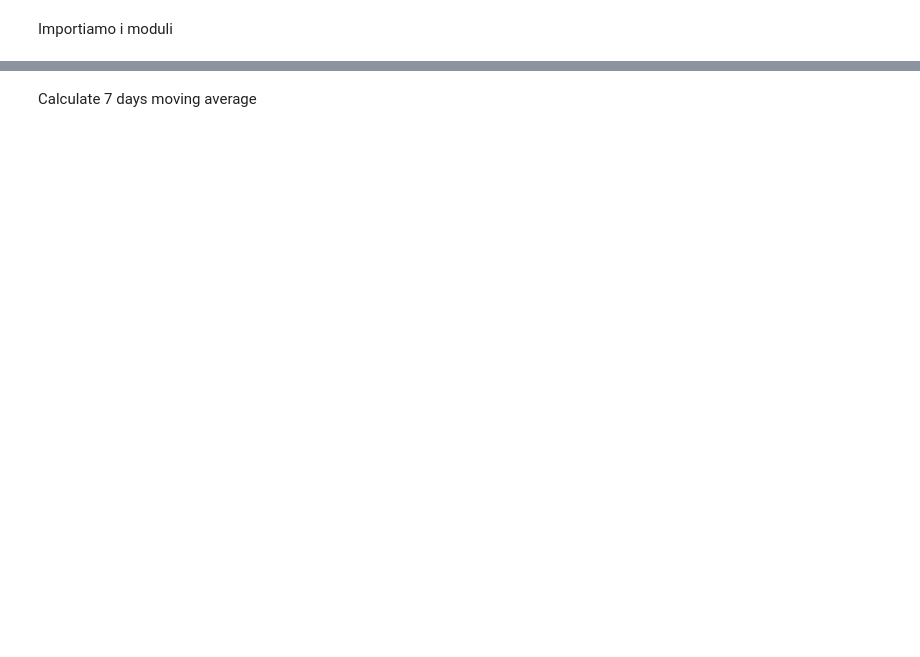
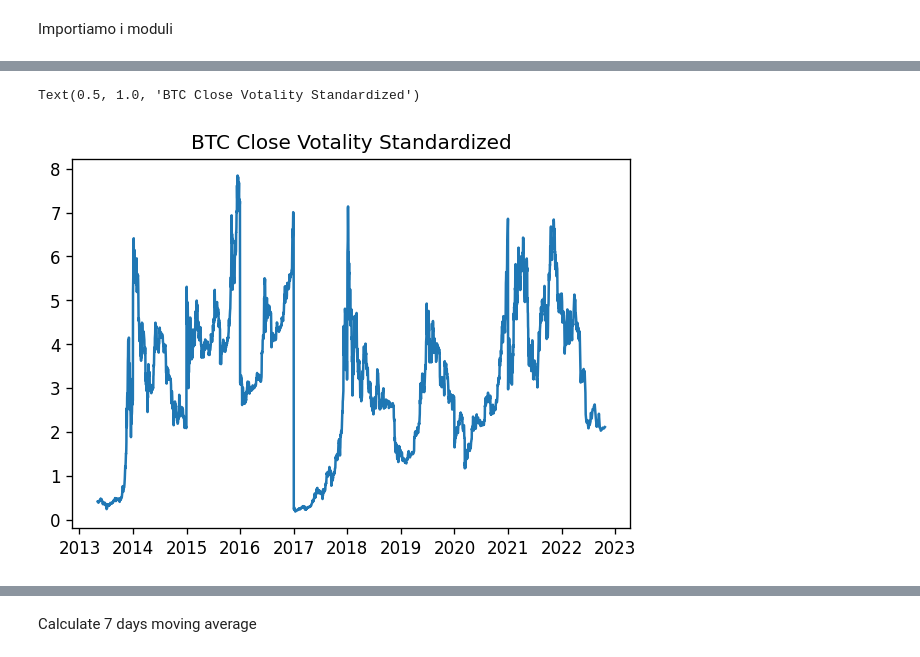
Before and after one commit to riccardoscut/riccardoscut, a Jupyter notebook: CrypToData.ipynb, the cells around one changed output, grey strips where cells are left out. Cells and saved outputs as stored; diff of their text form; code cells hidden in the pictures; blank space fills up the shorter version.

```diff
--- a/CrypToData.ipynb
+++ b/CrypToData.ipynb
@@ -69,0 +98,3 @@ print(ada_data['daily_return'])
+# %%
+annual_volatility = btc['close'].groupby(btc.index.year).std()
+annual_volatility
@@ -69,0 +116,3 @@ print(ada_data['daily_return'])
+# %%
+close_annual_vol = btc['close'].index.map(lambda d: annual_volatility.loc[d.year])
+close_annual_vol
@@ -69,0 +130,9 @@ print(ada_data['daily_return'])
+# %%
+btc['close'] = btc['close'] / close_annual_vol
+# %%
+plt.rcParams.update({'figure.figsize':(6,4), 'figure.dpi':120})
+plt.plot(btc['close'])
+plt.title('BTC Votality Standardized', fontsize=12)
+# %% [output]
+Text(0.5, 1.0, 'BTC Close Votality Standardized')
+[figure, added]
```
Also changed, not shown: parts of 33 cells of this notebook, 4 other files.
